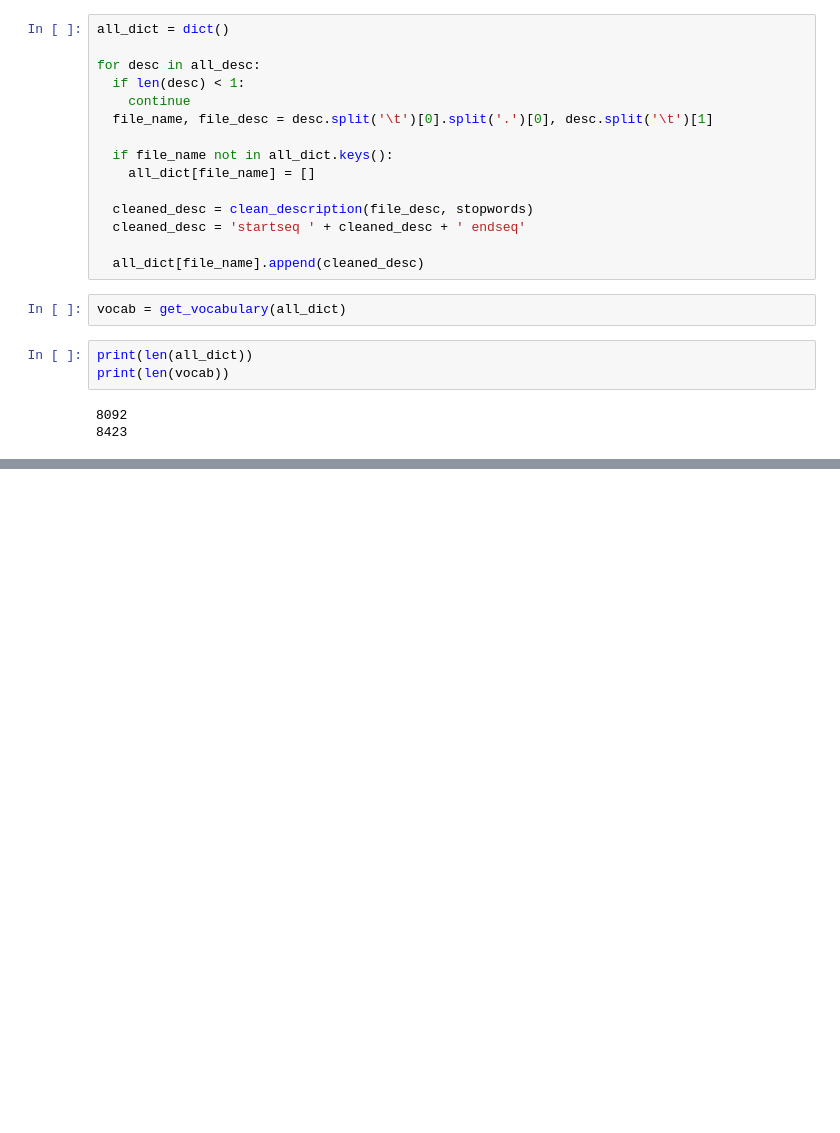
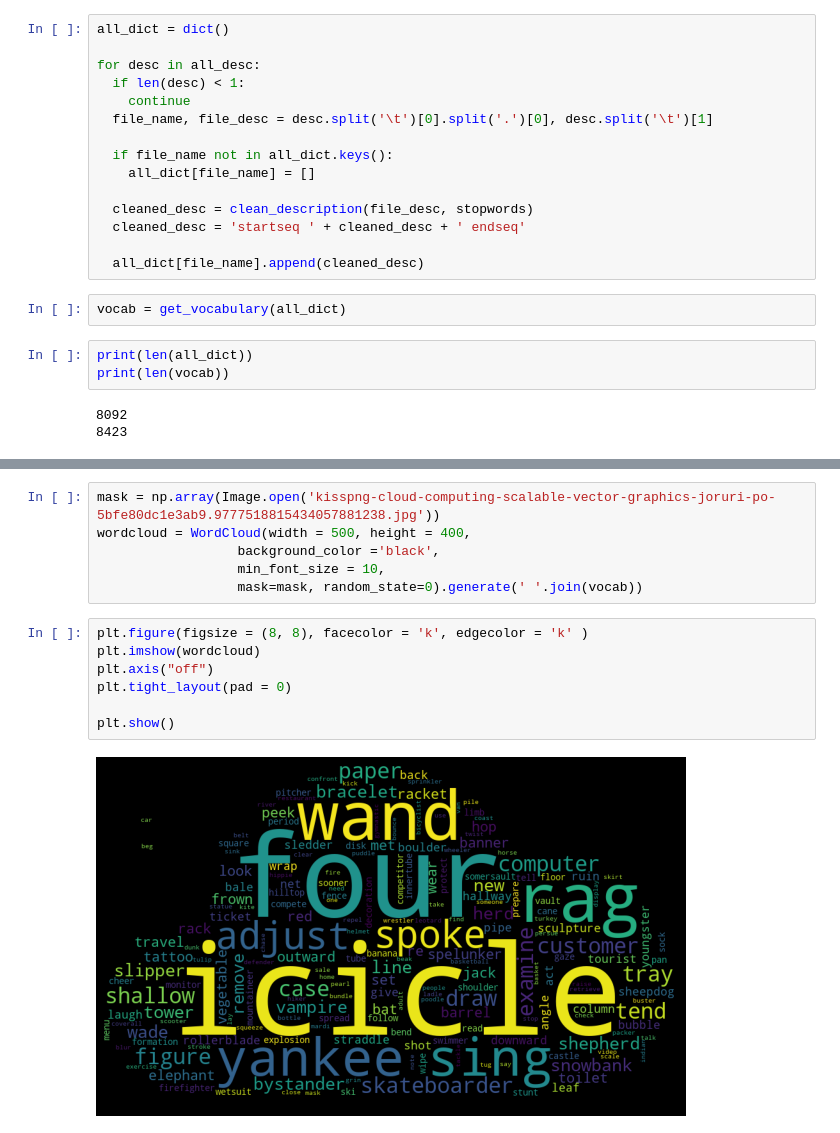
Before and after one commit to akarsh-saxena/Image-Caption-Generator, a Jupyter notebook: Image Caption Generator.ipynb, the cells around one changed output, grey strips where cells are left out. Saved outputs shown, nothing was run; the diff lists cells and outputs as text; blank space fills up the shorter version.

```diff
--- a/Image Caption Generator.ipynb
+++ b/Image Caption Generator.ipynb
@@ -60,0 +93,15 @@ print(len(vocab))
+# %%
+mask = np.array(Image.open('kisspng-cloud-computing-scalable-vector-graphics-joruri-po-5bfe80dc1e3ab9.9777518815434057881238.jpg'))
+wordcloud = WordCloud(width = 500, height = 400,
+                  background_color ='black',
+                  min_font_size = 10,
+                  mask=mask, random_state=0).generate(' '.join(vocab))
+# %%
+plt.figure(figsize = (8, 8), facecolor = 'k', edgecolor = 'k' )
+plt.imshow(wordcloud)
+plt.axis("off")
+plt.tight_layout(pad = 0)
+
+plt.show()
+# %% [output]
+[figure, added]
```
Also changed, not shown: parts of 4 cells of this notebook.
